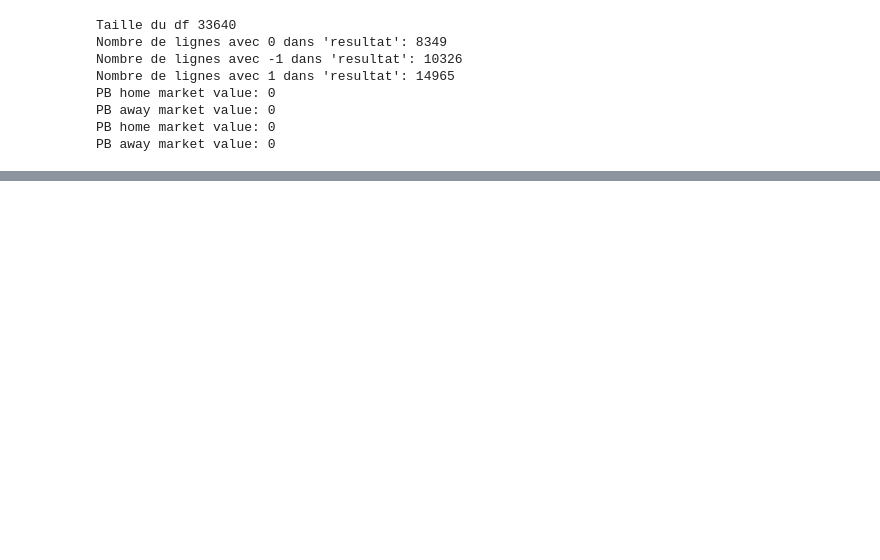
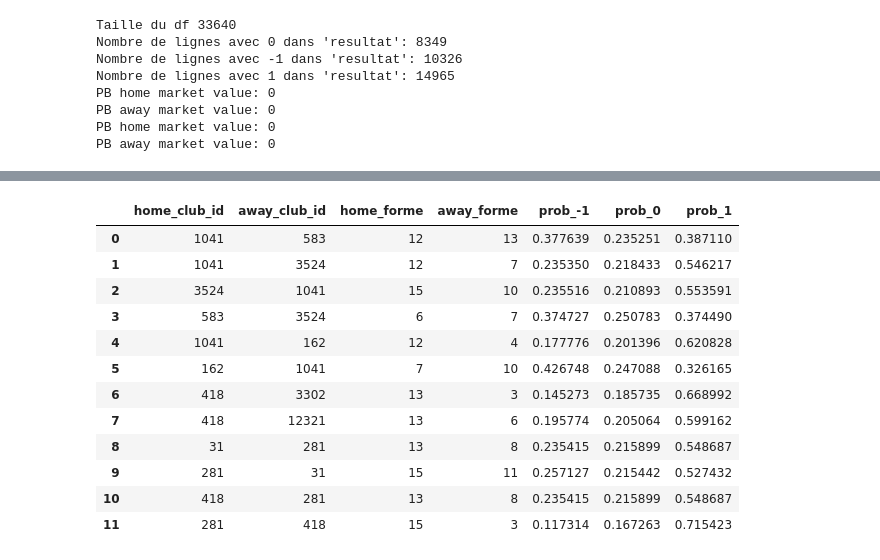
Before and after one commit to BastienKatus/Predictia, a Jupyter notebook: data/model_training/ML_Predictia_Seq.ipynb, the cells around one changed output, grey strips where cells are left out. Saved outputs shown, nothing was run; the diff lists cells and outputs as text; code cells hidden in the pictures; blank space fills up the shorter version.

```diff
--- a/data/model_training/ML_Predictia_Seq.ipynb
+++ b/data/model_training/ML_Predictia_Seq.ipynb
@@ -367,11 +368,13 @@ df_final.head()
+# %%
+df_games['date'] = pd.to_datetime(df_games['date'])
 # %%
 # Création des caractéristiques pour chaque match
 features = []
 labels = []
 
 for _, row in df_final.iterrows():
-    home_forme = calculer_forme(df_games, row['home_club_id'], "domicile")
-    away_forme = calculer_forme(df_games, row['away_club_id'], "exterieur")
+    home_forme = calculer_forme(df_games, row['home_club_id'], row["date"], "domicile")
+    away_forme = calculer_forme(df_games, row['away_club_id'], row["date"], "exterieur")
     home_valeur_marchande = sum_team_value(df_players, starting_lineup_match(df_game_lineups, row["game_id"], row['home_club_id']))
     away_valeur_marchande = sum_team_value(df_players, starting_lineup_match(df_game_lineups, row["game_id"], row['away_club_id']))
 
@@ -423,40 +459,54 @@ def calculer_probabilites_victoire(df_games, df_players, model, liste_matchs):
     features_list = []
 
     # Préparer les caractéristiques pour chaque match
     for home_club_id, away_club_id in liste_matchs:
-        home_forme = calculer_forme(df_games, home_club_id, "domicile")
-        away_forme = calculer_forme(df_games, away_club_id, "exterieur")
-        home_valeur_marchande = mean_team_value(df_players, starting_lineup_match(last_game_id(df_games, home_club_id), home_club_id))
-        away_valeur_marchande = mean_team_value(df_players, starting_lineup_match(last_game_id(df_games, away_club_id), away_club_id))
+        home_forme = calculer_forme(df_games, home_club_id, "2023-06-01", "domicile")
+        away_forme = calculer_forme(df_games, away_club_id, "2023-06-01", "exterieur")
+        home_valeur_marchande = sum_team_value(df_players, starting_lineup_match(df_game_lineups, last_game_id(df_games, home_club_id), home_club_id))
+        away_valeur_marchande = sum_team_value(df_players, starting_lineup_match(df_game_lineups, last_game_id(df_games, away_club_id), away_club_id))
 
         # Ajouter les caractéristiques pour le match courant à la liste
         features_list.append([home_club_id, away_club_id, home_forme, away_forme, home_valeur_marchande, away_valeur_marchande])
 
     # Créer un DataFrame avec toutes les caractéristiques
     df_features = pd.DataFrame(features_list, columns=['home_club_id', 'away_club_id', 'home_forme', 'away_forme', 'home_valeur_marchande', 'away_valeur_marchande'])
 
    # Préparer les caractéristiques pour la prédiction
     match_features = df_features[['home_forme', 'away_forme', 'home_valeur_marchande', 'away_valeur_marchande']]
 
     # Prédiction des probabilités avec le modèle pour chaque match
     probas = model.predict_proba(match_features)
 
     # Ajouter toutes les probabilités prédites au DataFrame
     for i, class_label in enumerate(model.classes_):
         df_features[f'prob_{class_label}'] = probas[:, i]
 
     # Sélectionner uniquement les colonnes 'home_club_id', 'away_club_id', et celles qui commencent par 'prob_'
-    df_probabilites = df_features.filter(regex='^(home_club_id|away_club_id|prob_)')
+    df_probabilites = df_features.filter(regex='^(home_club_id|away_club_id|prob_|home_forme|away_forme)')
 
     return df_probabilites
 
 # Liste des matchs sous forme de tuples (home_club_id, away_club_id)
-liste_matchs = [(1041, 583), (1041, 3524), (583, 3524), (1041, 162), (162, 1041), (418, 3302), (418, 12321), (31, 281), (281, 31), (418, 281), (281, 418)]  # Ajoutez d'autres matchs comme nécessaire
+liste_matchs = [(1041, 583), (1041, 3524), (3524, 1041), (583, 3524), (1041, 162), (162, 1041), (418, 3302), (418, 12321), (31, 281), (281, 31), (418, 281), (281, 418)]  # Ajoutez d'autres matchs comme nécessaire
 
 # Appel de la fonction et impression des résultats
 df_players = data_dict["players"]
 df_probabilites = calculer_probabilites_victoire(df_games, df_players, model, liste_matchs)
-print(df_probabilites)
+df_probabilites
+# %% [output]
+|  | home_club_id | away_club_id | home_forme | away_forme | prob_-1 | prob_0 | prob_1 |
+| 0 | 1041 | 583 | 12 | 13 | 0.377639 | 0.235251 | 0.387110 |
+| 1 | 1041 | 3524 | 12 | 7 | 0.235350 | 0.218433 | 0.546217 |
+| 2 | 3524 | 1041 | 15 | 10 | 0.235516 | 0.210893 | 0.553591 |
+| 3 | 583 | 3524 | 6 | 7 | 0.374727 | 0.250783 | 0.374490 |
+| 4 | 1041 | 162 | 12 | 4 | 0.177776 | 0.201396 | 0.620828 |
+| 5 | 162 | 1041 | 7 | 10 | 0.426748 | 0.247088 | 0.326165 |
+| 6 | 418 | 3302 | 13 | 3 | 0.145273 | 0.185735 | 0.668992 |
+| 7 | 418 | 12321 | 13 | 6 | 0.195774 | 0.205064 | 0.599162 |
+| 8 | 31 | 281 | 13 | 8 | 0.235415 | 0.215899 | 0.548687 |
+| 9 | 281 | 31 | 15 | 11 | 0.257127 | 0.215442 | 0.527432 |
+| 10 | 418 | 281 | 13 | 8 | 0.235415 | 0.215899 | 0.548687 |
+| 11 | 281 | 418 | 15 | 3 | 0.117314 | 0.167263 | 0.715423 |
 # %%
 """
 1041 = OL
```
Also changed, not shown: parts of 7 cells of this notebook, 8 other files.
